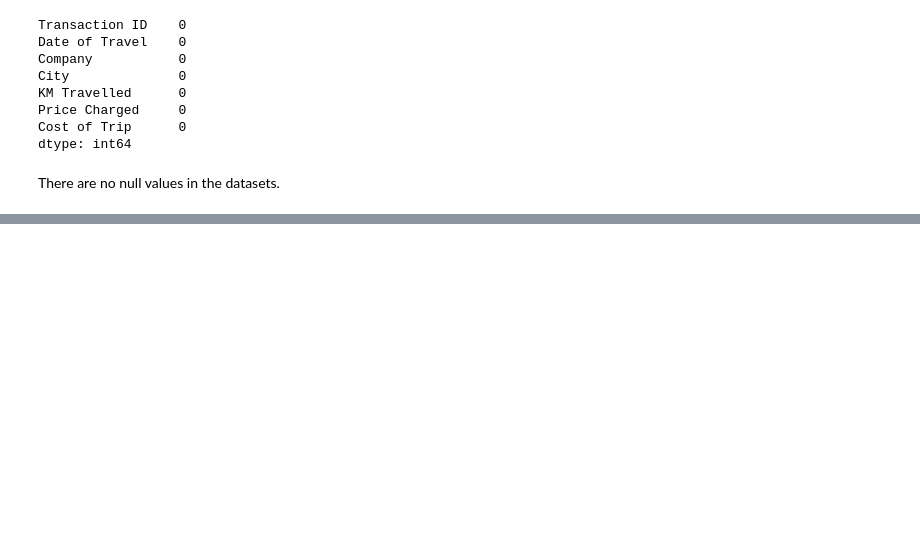
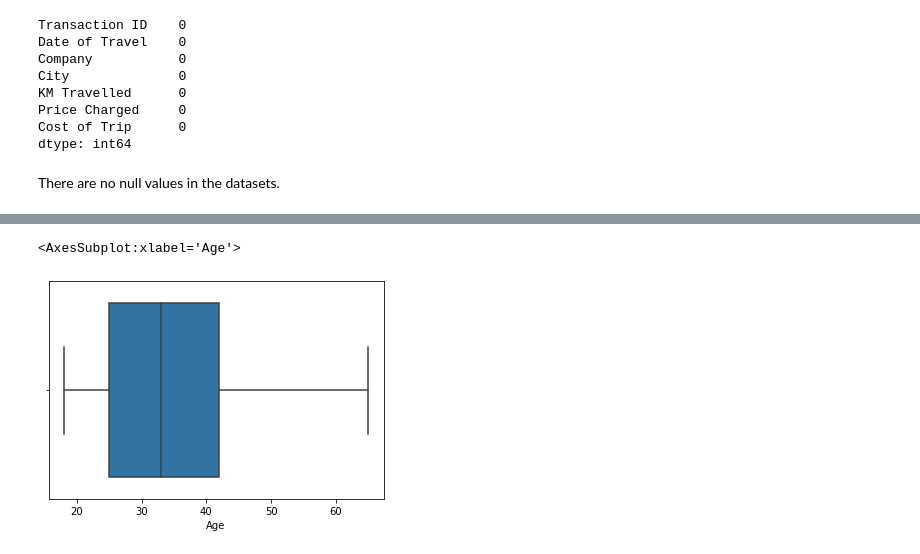
Before and after one commit to KierraDangerfield/Data-Glacier, a Jupyter notebook: Week_2/Insight for Cab Investment Firm.ipynb, the cells around one changed output, grey strips where cells are left out. Drawn from its saved outputs; the diff is of its cells as text; code cells hidden in the pictures; blank space fills up the shorter version.

```diff
--- a/Week_2/Insight for Cab Investment Firm.ipynb
+++ b/Week_2/Insight for Cab Investment Firm.ipynb
@@ -234,0 +373,5 @@ There are no null values in the datasets.
+# %%
+sns.boxplot(x=newdf["Age"])
+# %% [output]
+<AxesSubplot:xlabel='Age'>
+[figure, added]
```
Also changed, not shown: parts of 35 cells of this notebook.
